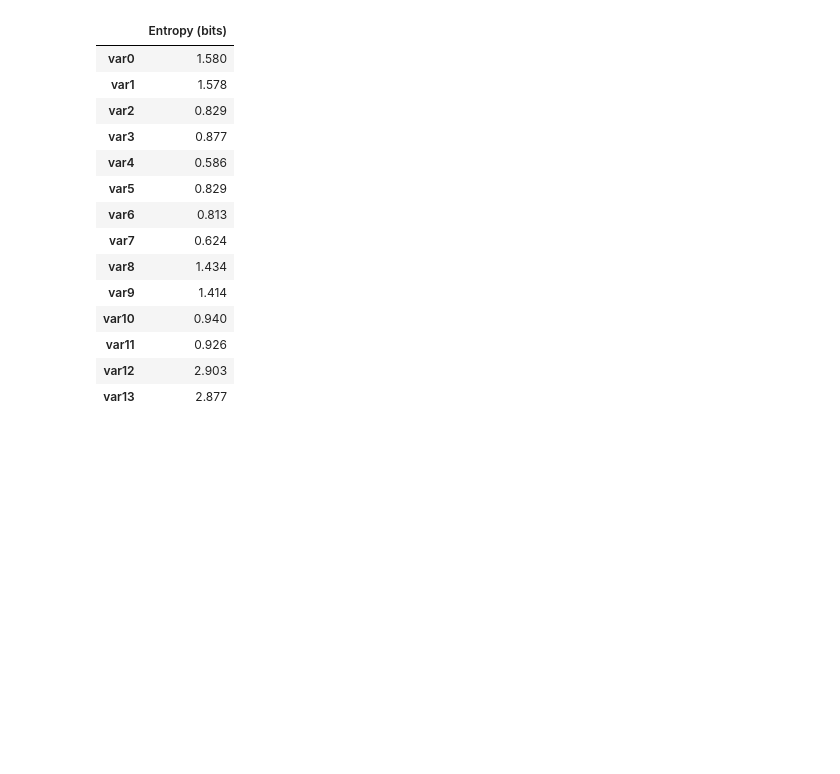
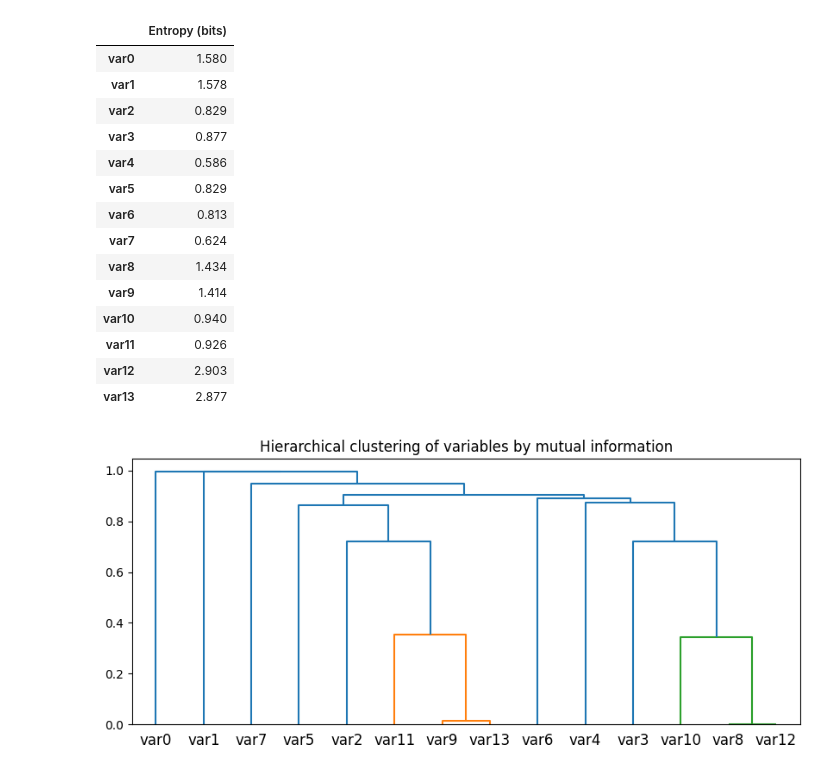
Before and after one commit to ThatGuyIKnow/parallel-scorpion, a Jupyter notebook: experiments/2025-04-10-closed_lists/state_analytics.ipynb, the cells around one changed output. Drawn from its saved outputs; the diff is of its cells as text; code cells hidden in the pictures; blank space fills up the shorter version.

```diff
--- a/experiments/2025-04-10-closed_lists/state_analytics.ipynb
+++ b/experiments/2025-04-10-closed_lists/state_analytics.ipynb
@@ -357,6 +407,34 @@ display(
 | var11 | 0.926 |
 | var12 | 2.903 |
 | var13 | 2.877 |
+# %%
+from sklearn.metrics import mutual_info_score
+from scipy.spatial.distance import squareform
+from scipy.cluster.hierarchy import linkage, dendrogram
+import matplotlib.pyplot as plt
+
+cols = df.columns
+n = len(cols)
+mi_matrix = pd.DataFrame(np.nan, index=cols, columns=cols)
+
+for i in range(n):
+    for j in range(n):
+        if i != j:
+            mi = mutual_info_score(df.iloc[:, i], df.iloc[:, j])
+            mi_matrix.iloc[i, j] = mi
+
+# Hierarchical clustering based on MI
+dist = 1 - mi_matrix.fillna(0).values / mi_matrix.fillna(0).max().max()  # normalize and invert
+# Convert to condensed distance for linkage
+cond_dist = squareform(dist, checks=False)
+Z = linkage(cond_dist, method='average')
+
+plt.figure(figsize=(10,4))
+dendrogram(Z, labels=cols)
+plt.title("Hierarchical clustering of variables by mutual information")
+plt.show()
+# %% [output]
+[figure, added]
 # %%
 # 1. MI Matrix
 from sklearn.metrics import mutual_info_score
```
Also changed, not shown: parts of 27 cells of this notebook, 32 other files.
